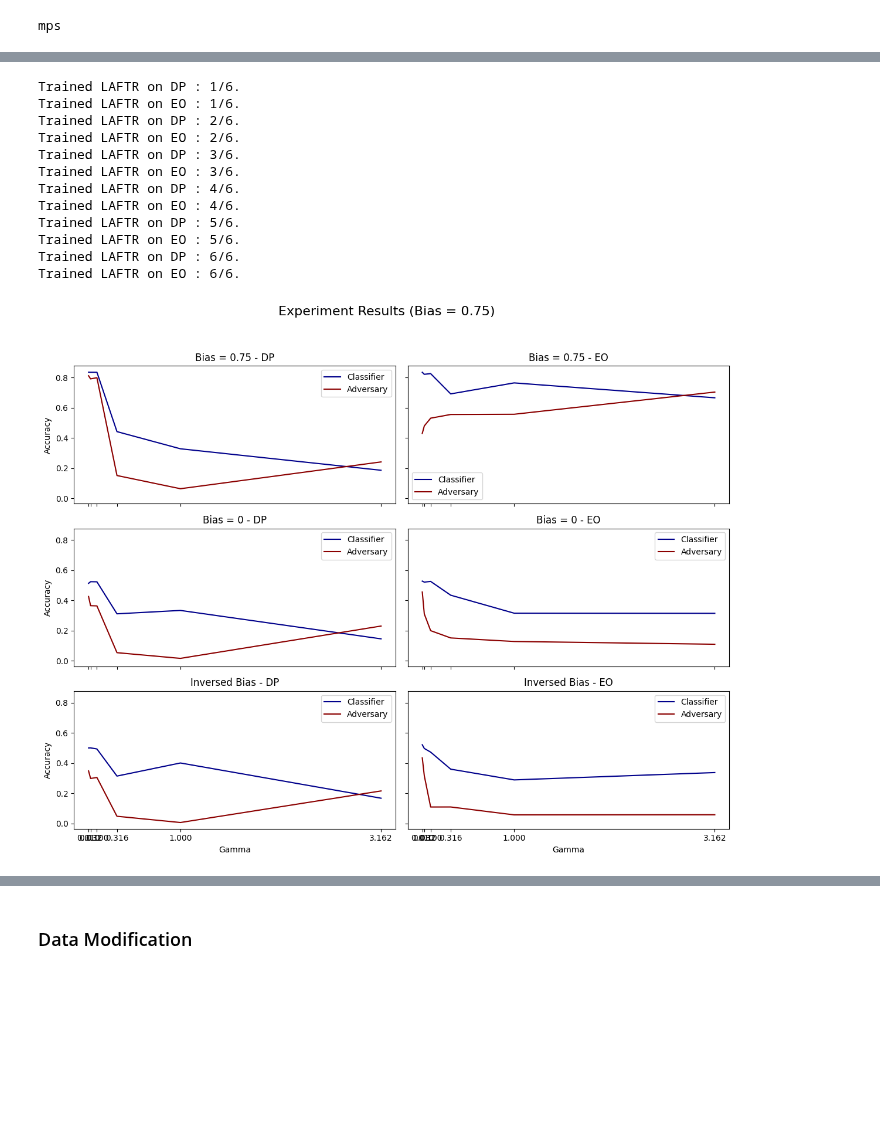
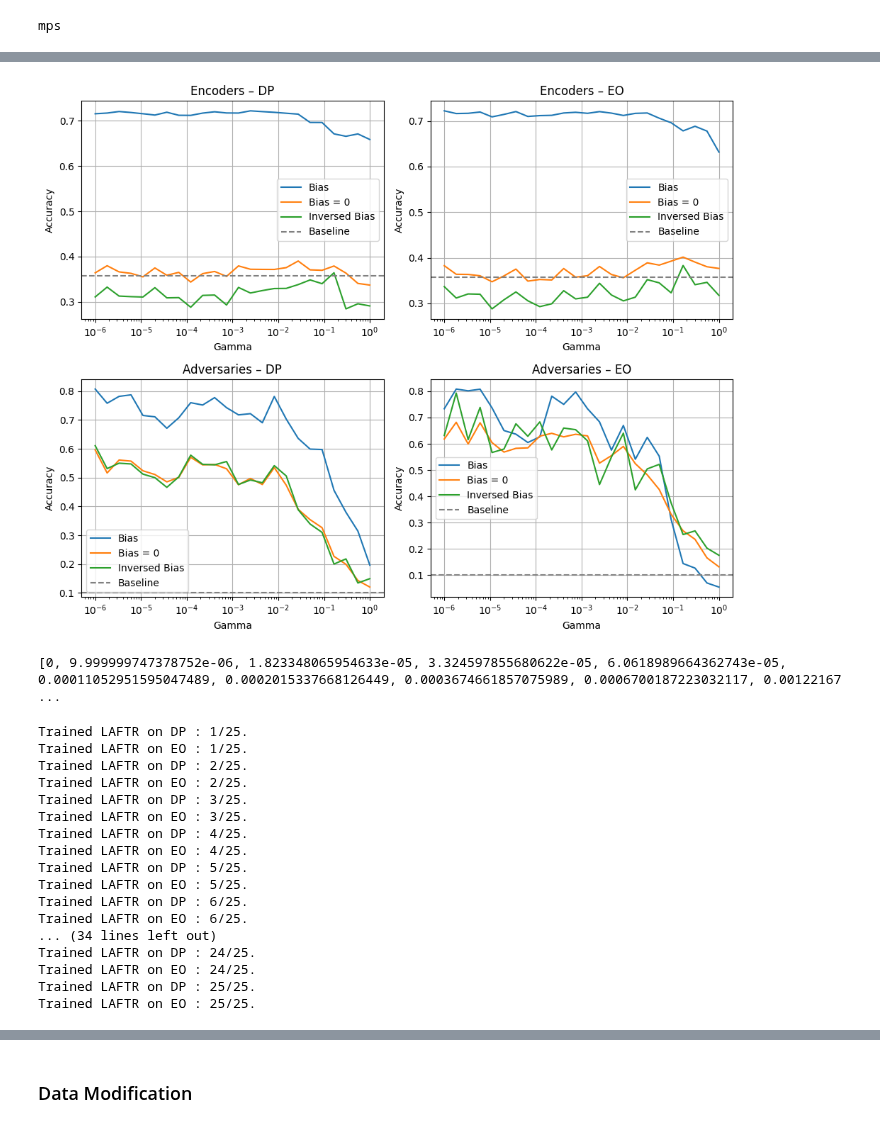
Before and after one commit to Vinschers/LAFTR, a Jupyter notebook: notebooks/LAFTR.ipynb, the cells around one changed output, grey strips where cells are left out. Drawn from its saved outputs; the diff is of its cells as text; code cells hidden in the pictures; blank space fills up the shorter version.

```diff
--- a/notebooks/LAFTR.ipynb
+++ b/notebooks/LAFTR.ipynb
@@ -39,12 +192,11 @@ mps
 # %%
-C = 2
-K = 2
-bias = 0.75
+C = 10
+K = 10
+bias = 0.6
 encoder_type = 'MLP'
-dataset_name = 'MNIST'
-gammas = [0., 0.4, 0.8, 1.2, 1.6, 2.0 ]
+dataset_name = 'CIFAR10'
+gammas = [0] + torch.logspace(-6, 0, steps=24).tolist()
 device = device
 
-
-run_experiments(C, K, bias, encoder_type, dataset_name, gammas, device)
+print(gammas)
 # %% [output]
@@ -67,0 +227,2 @@ gammas
+# %%
+results_matrix = run_experiments(C, K, bias, encoder_type, dataset_name, gammas, device)
@@ -68,26 +247,36 @@ gammas
+# %%
+plot_results(results_matrix, gammas, K, baseline_acc)
+# %% [output]
+[figure, added]
 # %%
 C = 10
 K = 10
-bias = 0.75
+bias = 0.6
 encoder_type = 'MLP'
 dataset_name = 'CIFAR10'
-gammas = np.logspace(-2, 0.5, num=6, base=10)
-gammas = gammas.tolist()
+gammas = [0] + torch.logspace(-5, 1, steps=24).tolist()
 device = device
 
-
-run_experiments(C, K, bias, encoder_type, dataset_name, gammas, device)
+print(gammas)
 # %% [output]
-Trained LAFTR on DP : 1/6.
-Trained LAFTR on EO : 1/6.
-Trained LAFTR on DP : 2/6.
-Trained LAFTR on EO : 2/6.
-Trained LAFTR on DP : 3/6.
-Trained LAFTR on EO : 3/6.
-Trained LAFTR on DP : 4/6.
-Trained LAFTR on EO : 4/6.
-Trained LAFTR on DP : 5/6.
-Trained LAFTR on EO : 5/6.
-Trained LAFTR on DP : 6/6.
-Trained LAFTR on EO : 6/6.
+[0, 9.999999747378752e-06, 1.823348065954633e-05, 3.324597855680622e-05, 6.0618989664362743e-05, 0.00011052951595047489, 0.0002015337668126449, 0.0003674661857075989, 0.0006700187223032117, 0.00122167 ...
-[figure, removed]
+# %%
+results_matrix2 = run_experiments(C, K, bias, encoder_type, dataset_name, gammas, device)
+# %% [output]
+Trained LAFTR on DP : 1/25.
+Trained LAFTR on EO : 1/25.
+Trained LAFTR on DP : 2/25.
+Trained LAFTR on EO : 2/25.
+Trained LAFTR on DP : 3/25.
+Trained LAFTR on EO : 3/25.
+Trained LAFTR on DP : 4/25.
+Trained LAFTR on EO : 4/25.
+Trained LAFTR on DP : 5/25.
+Trained LAFTR on EO : 5/25.
+Trained LAFTR on DP : 6/25.
+Trained LAFTR on EO : 6/25.
+... (34 lines left out)
+Trained LAFTR on DP : 24/25.
+Trained LAFTR on EO : 24/25.
+Trained LAFTR on DP : 25/25.
+Trained LAFTR on EO : 25/25.
```
Also changed, not shown: parts of 27 cells of this notebook, 4 other files.
